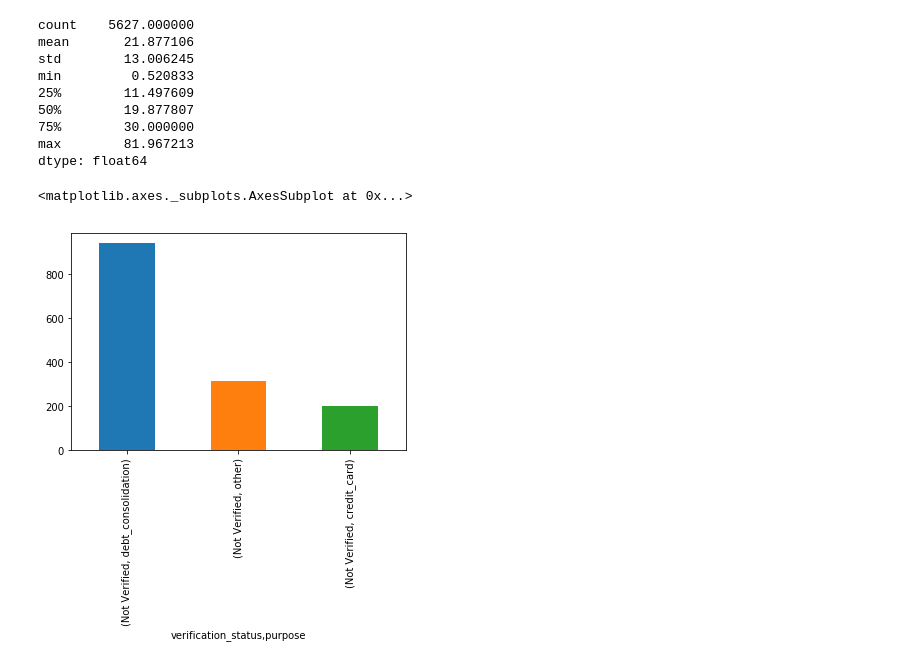
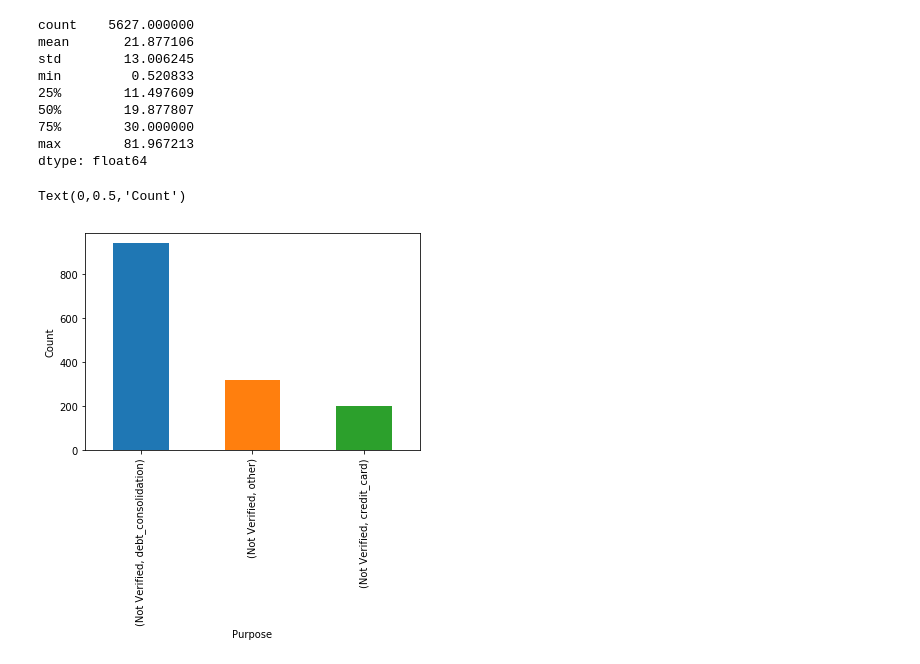
Before and after one commit to sheshanth123/Lending-Loan-Case-Study, a Jupyter notebook: Lending_club.ipynb, the cells around one changed output. Cells and saved outputs as stored; diff of their text form; code cells hidden in the pictures.

```diff
--- a/Lending_club.ipynb
+++ b/Lending_club.ipynb
@@ -586,6 +580,8 @@ dtype: float64
 # %%
 loan_df['verification_status']
 loan_df.groupby(by=['verification_status', 'purpose']).size()[['Not Verified']].nlargest(3).plot(kind='bar')
+plt.xlabel('Purpose')
+plt.ylabel('Count')
 # %% [output]
-<matplotlib.axes._subplots.AxesSubplot at 0x...>
+Text(0,0.5,'Count')
-[figure, old version]
+[figure, new version]
```
Also changed, not shown: parts of 20 cells of this notebook, 1 other file.
